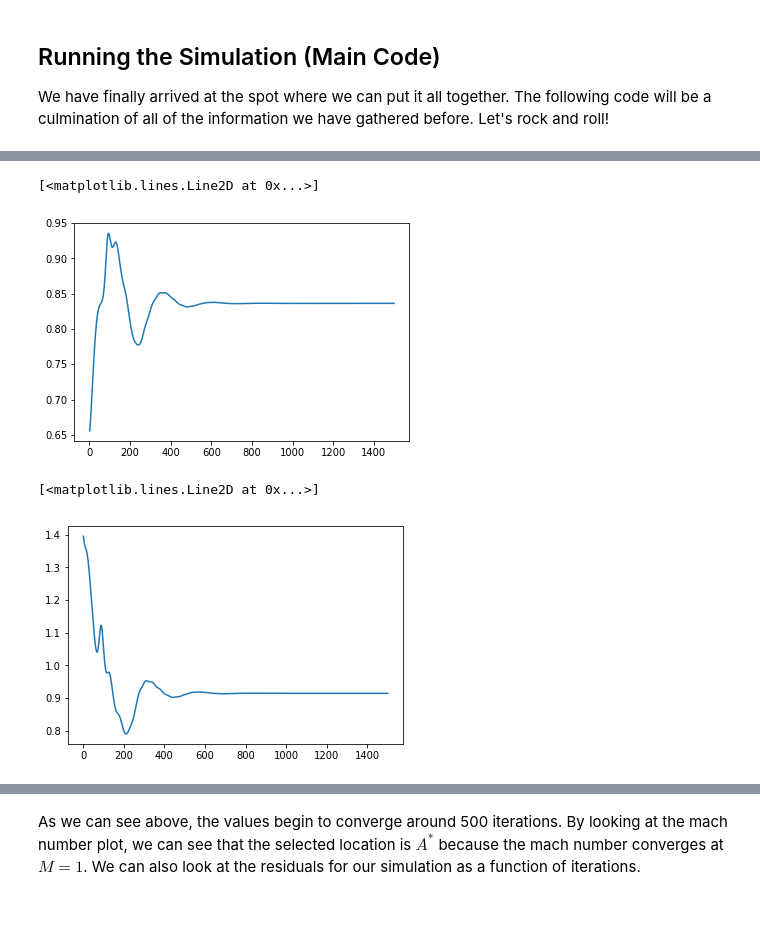
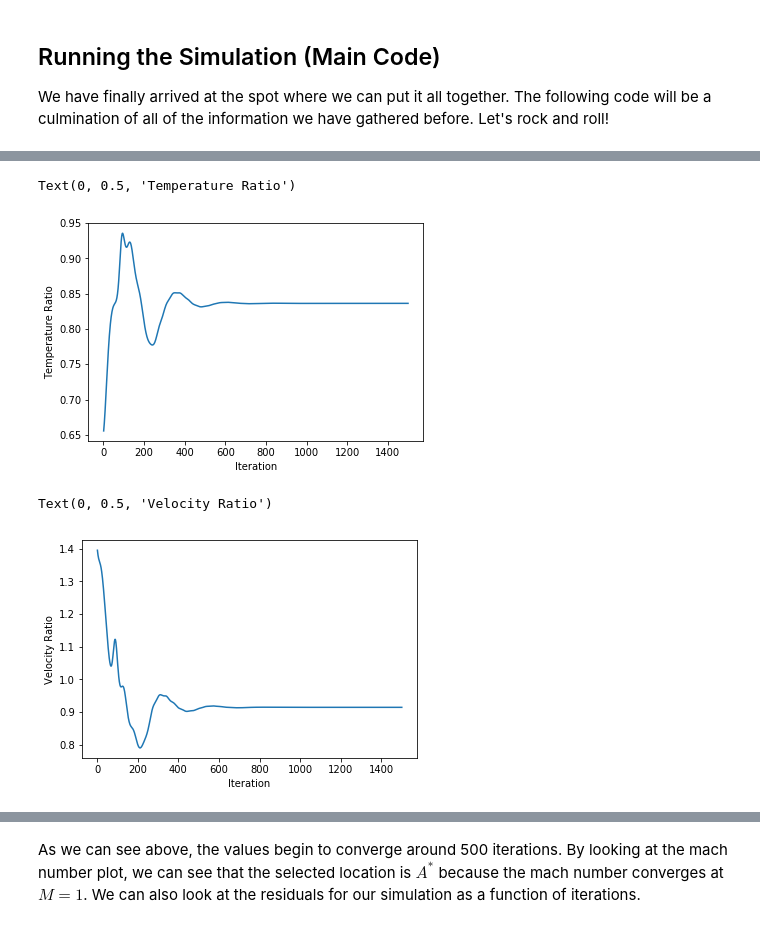
Before and after one commit to bjreddish/CFD, a Jupyter notebook: nozzleFlow/nozzleFlowCFD.ipynb, the cells around one changed output, grey strips where cells are left out. Saved outputs shown, nothing was run; the diff lists cells and outputs as text; code cells hidden in the pictures.

```diff
--- a/nozzleFlow/nozzleFlowCFD.ipynb
+++ b/nozzleFlow/nozzleFlowCFD.ipynb
@@ -497,12 +484,16 @@ pyplot.ylabel('')
 # %%
 pyplot.plot(x,tempPlot)
+pyplot.xlabel('Iteration')
+pyplot.ylabel('Temperature Ratio')
 # %% [output]
-[<matplotlib.lines.Line2D at 0x...>]
+Text(0, 0.5, 'Temperature Ratio')
-[figure, old version]
+[figure, new version]
 # %%
 pyplot.plot(x,velPlot)
+pyplot.xlabel('Iteration')
+pyplot.ylabel('Velocity Ratio')
 # %% [output]
-[<matplotlib.lines.Line2D at 0x...>]
+Text(0, 0.5, 'Velocity Ratio')
-[figure, old version]
+[figure, new version]
 # %%
 pyplot.plot(x,machPlot)
```
Also changed, not shown: parts of 4 cells of this notebook.
